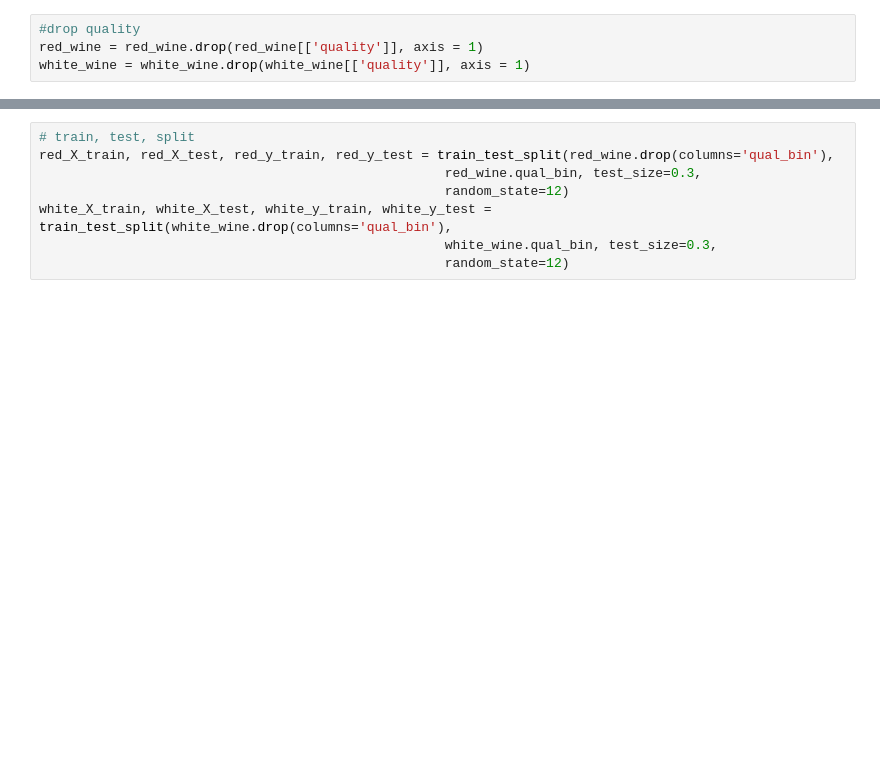
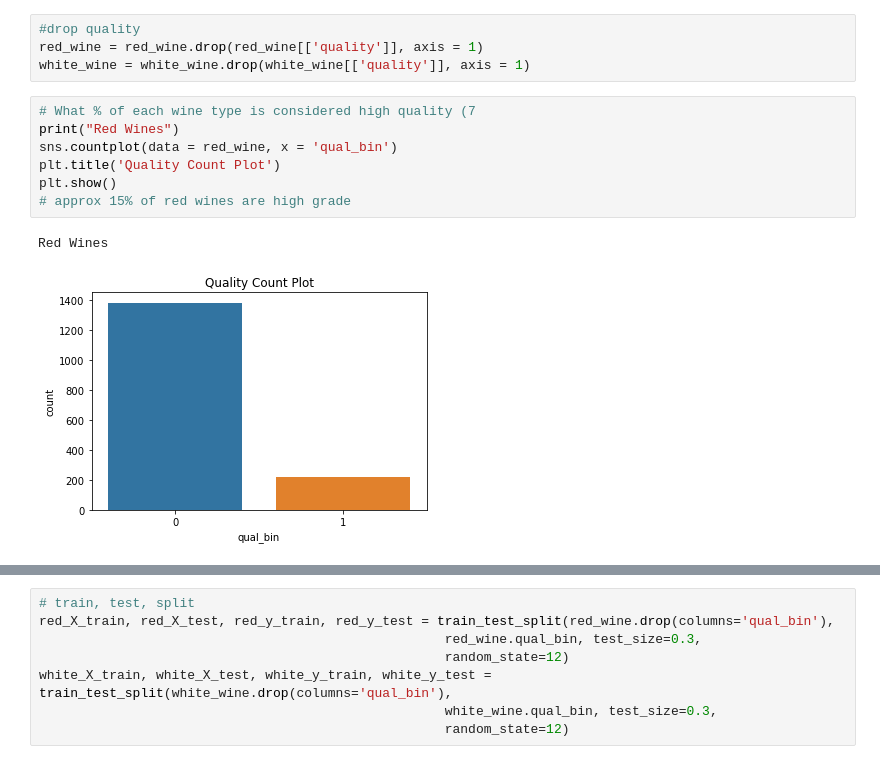
Before and after one commit to delwester/Springboard, a Jupyter notebook: Capstone2/Capstone 2 Preprocessing and Training.ipynb, the cells around one changed output, grey strips where cells are left out. Cells and saved outputs as stored; diff of their text form; blank space fills up the shorter version.

```diff
--- a/Capstone2/Capstone 2 Preprocessing and Training.ipynb
+++ b/Capstone2/Capstone 2 Preprocessing and Training.ipynb
@@ -52,3 +52,13 @@ white_wine['qual_bin'] = pd.to_numeric(np.select(conditions, outputs))
 #drop quality
 red_wine = red_wine.drop(red_wine[['quality']], axis = 1)
 white_wine = white_wine.drop(white_wine[['quality']], axis = 1)
+# %%
+# What % of each wine type is considered high quality (7
+print("Red Wines")
+sns.countplot(data = red_wine, x = 'qual_bin')
+plt.title('Quality Count Plot')
+plt.show()
+# approx 15% of red wines are high grade
+# %% [output]
+Red Wines
+[figure, added]
```
Also changed, not shown: parts of 11 cells of this notebook, 1 other file.
